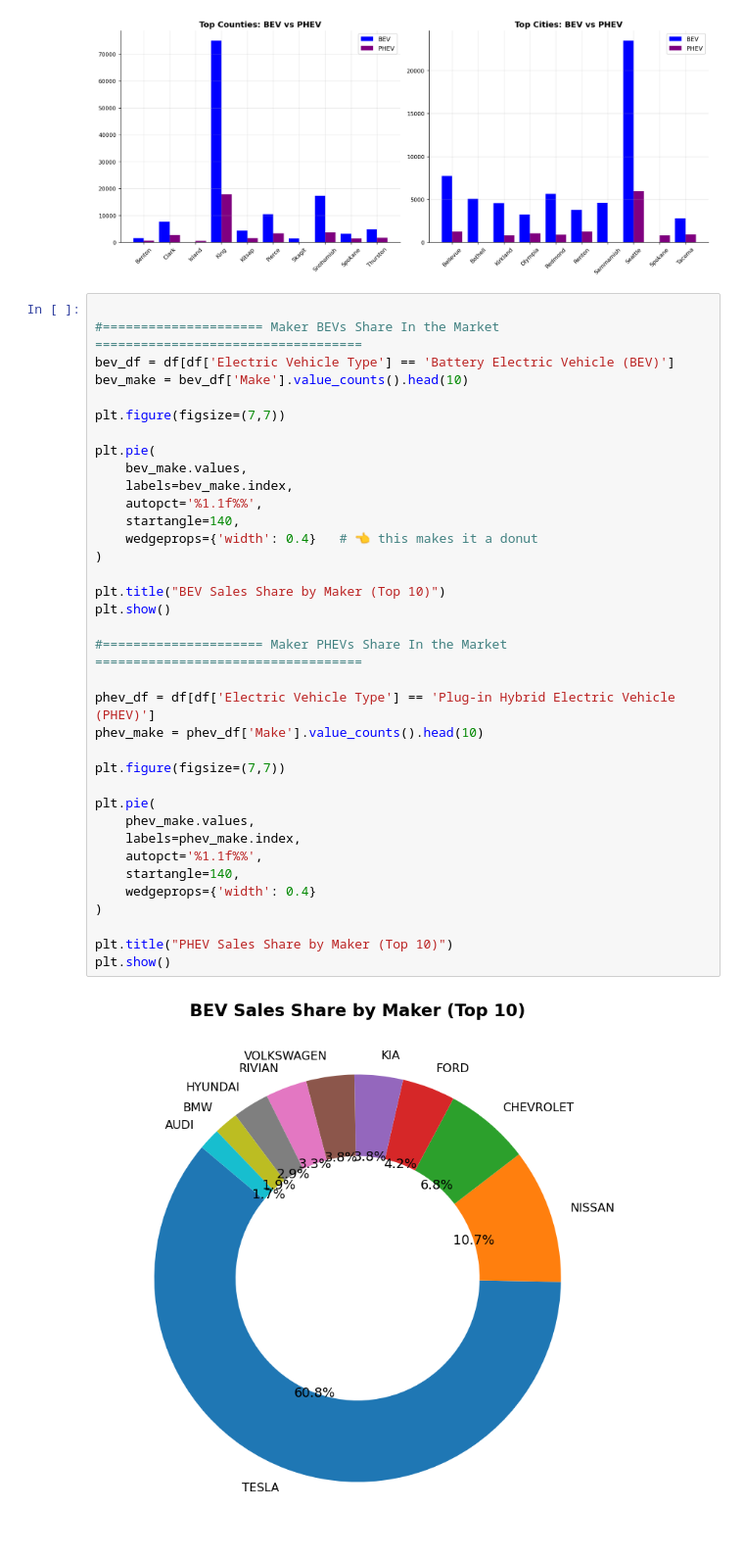
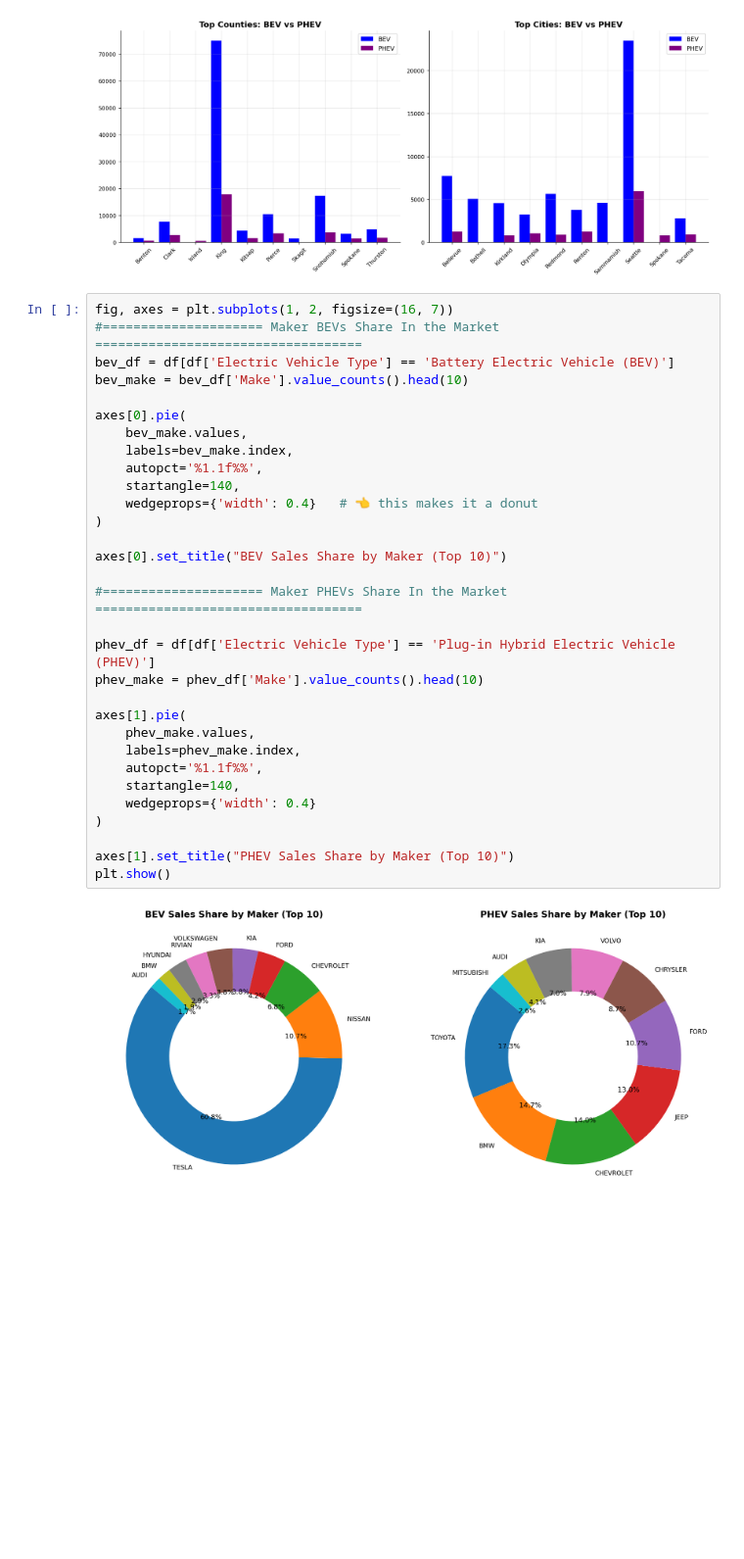
Before and after one commit to Ammarakanwal/ev-cars-analysis, a Jupyter notebook: EV_Cars_Analysis.ipynb, the cells around one changed output. Shown at 98% size. Cells and saved outputs as stored; diff of their text form; blank space fills up the shorter version.

```diff
--- a/EV_Cars_Analysis.ipynb
+++ b/EV_Cars_Analysis.ipynb
@@ -307,40 +307,35 @@ plt.show()
 # %% [output]
 [figure]
 # %%
-
+fig, axes = plt.subplots(1, 2, figsize=(16, 7))
 #===================== Maker BEVs Share In the Market ===================================
 bev_df = df[df['Electric Vehicle Type'] == 'Battery Electric Vehicle (BEV)']
 bev_make = bev_df['Make'].value_counts().head(10)
 
-plt.figure(figsize=(7,7))
-
-plt.pie(
+axes[0].pie(
     bev_make.values,
     labels=bev_make.index,
     autopct='%1.1f%%',
     startangle=140,
     wedgeprops={'width': 0.4}   # 👈 this makes it a donut
 )
 
-plt.title("BEV Sales Share by Maker (Top 10)")
-plt.show()
+axes[0].set_title("BEV Sales Share by Maker (Top 10)")
 
 #===================== Maker PHEVs Share In the Market ===================================
 
 phev_df = df[df['Electric Vehicle Type'] == 'Plug-in Hybrid Electric Vehicle (PHEV)']
 phev_make = phev_df['Make'].value_counts().head(10)
 
-plt.figure(figsize=(7,7))
-
-plt.pie(
+axes[1].pie(
     phev_make.values,
     labels=phev_make.index,
     autopct='%1.1f%%',
     startangle=140,
     wedgeprops={'width': 0.4}
 )
 
-plt.title("PHEV Sales Share by Maker (Top 10)")
+axes[1].set_title("PHEV Sales Share by Maker (Top 10)")
 plt.show()
 # %% [output]
-[figure, old version]
+[figure, new version]
```
Also changed, not shown: parts of 3 cells of this notebook.
